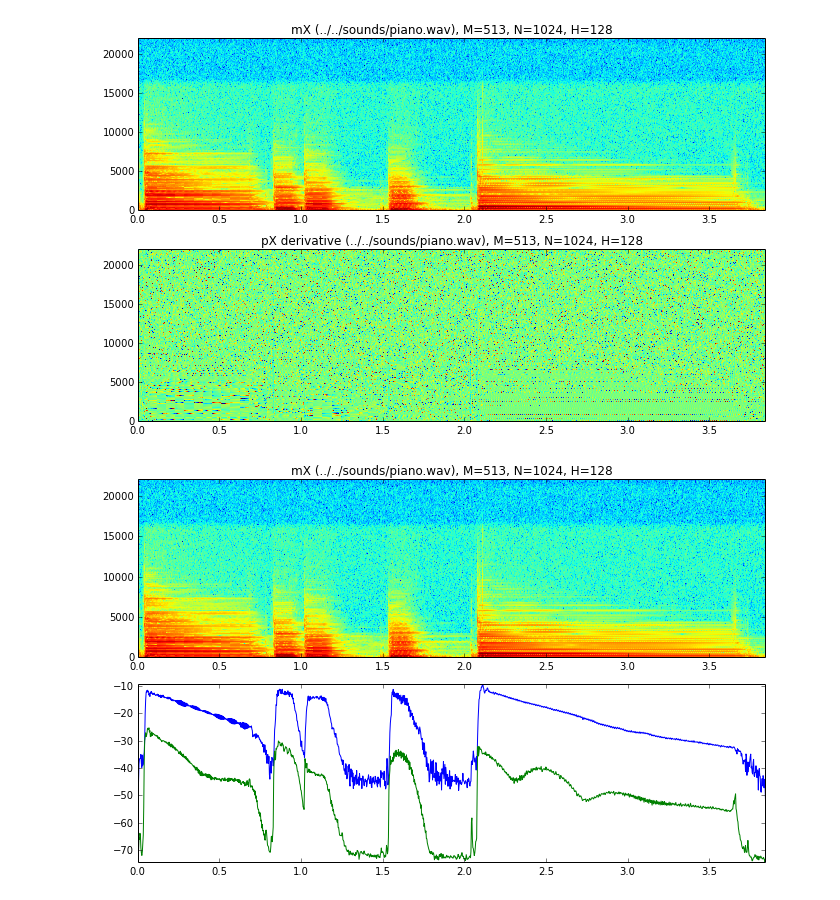
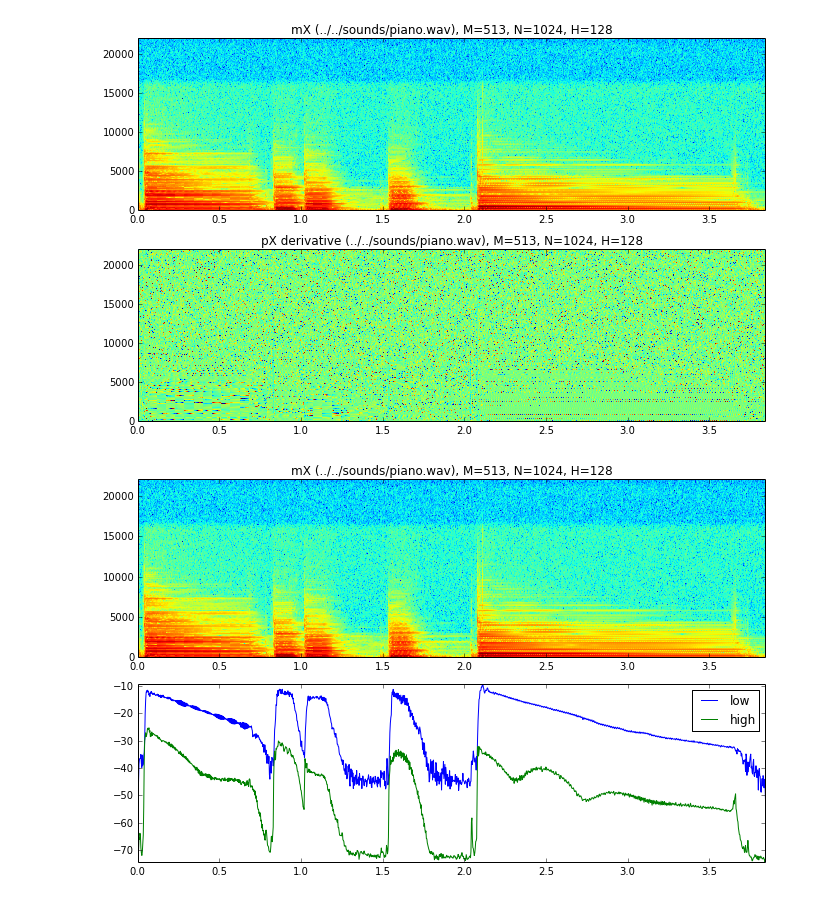
Before and after one commit to wcyuan/asp-class, a Jupyter notebook: notebook/asp-class A4.ipynb, the cells around one changed output. Drawn from its saved outputs; the diff is of its cells as text; code cells hidden in the pictures.

```diff
--- a/notebook/asp-class A4.ipynb
+++ b/notebook/asp-class A4.ipynb
@@ -237,27 +237,28 @@ E[:,1] = by_frame_energy(high_band)
 # %%
 def plot_energies(mX, fs, N, H, M, inputFile, E):
     plt.figure(1, figsize=(9.5, 6))
 
     plt.subplot(211)
     numFrames = int(mX[:,0].size)
     frmTime = H*np.arange(numFrames)/float(fs)
     binFreq = np.arange(N/2+1)*float(fs)/N
     plt.pcolormesh(frmTime, binFreq, np.transpose(mX))
     plt.title('mX ({3}), M={0}, N={1}, H={2}'.format(M, N, H, inputFile))
     plt.autoscale(tight=True)
 
     plt.subplot(212)
     plt.plot(frmTime, E[:,0])
     plt.plot(frmTime, E[:,1])
     plt.autoscale(tight=True)
 
     plt.tight_layout()
+    plt.legend(("low", "high"))
     #plt.savefig('spectrogram.png')
     #plt.show()
 
 plot_energies(mX, fs, N, H, M, inputFile, E)
 # %% [output]
-[figure, old version]
+[figure, new version]
 # %%
 E = A4Part3.computeEngEnv(inputFile, 'blackman', 513, 1024, 128)
 A4Part3.plot_energies(mX, fs, inputFile, 513, 1024, 128, E)
```
Also changed, not shown: parts of 2 cells of this notebook.
